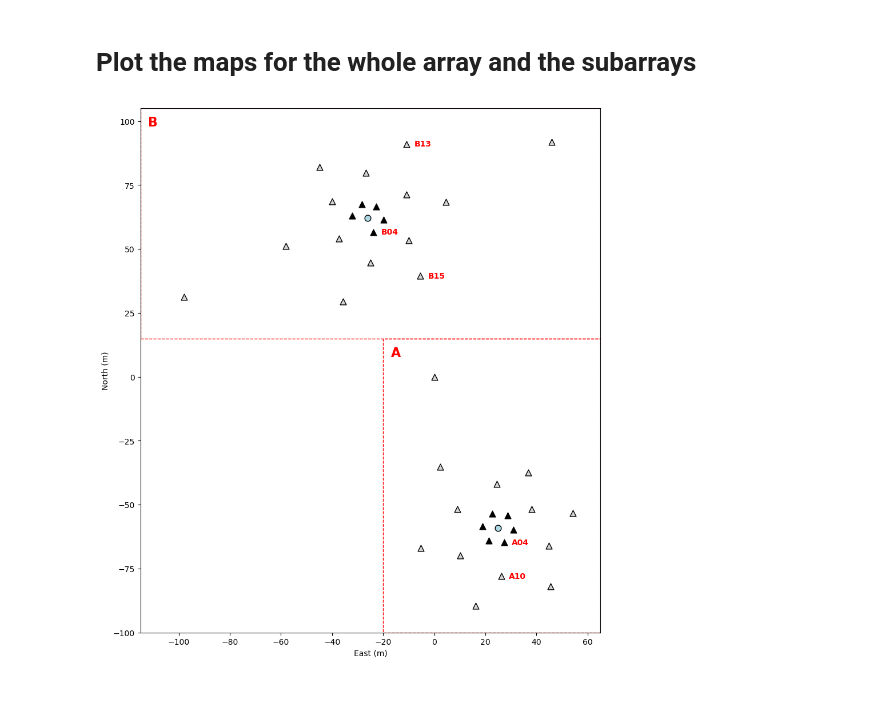
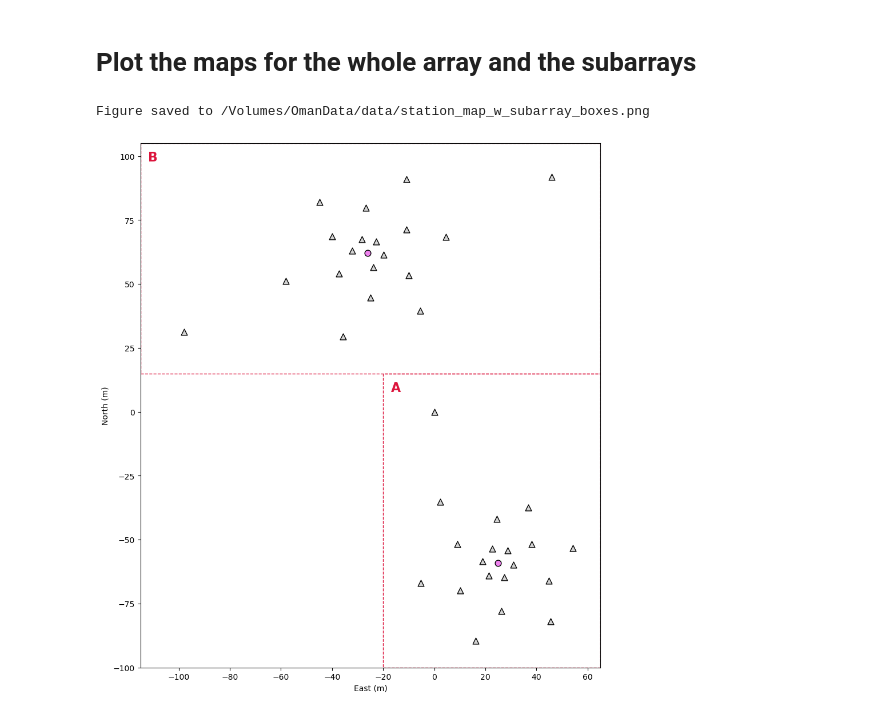
Before and after one commit to SerpRateAI/oman_microearthquakes, a Jupyter notebook: plot_station_maps.ipynb, the cells around one changed output. Cells and saved outputs as stored; diff of their text form; code cells hidden in the pictures.

Commit message:
Changed the format of the geophone data and added codes for the hydrophone data.

```diff
--- a/plot_station_maps.ipynb
+++ b/plot_station_maps.ipynb
@@ -53,47 +56,48 @@ fig = plt.figure(figsize=((eastmax_whole-eastmin_whole)/scale_whole, (northmax_w
 ax = fig.add_subplot(111)
 
 for i, row in stadf.iterrows():
     name = row["name"]
-    if name in INNER_STATIONS:
-        ax.scatter(row["east"], row["north"], marker="^", color="black", edgecolors="black", s=size_station_whole)
-    else:
-        ax.scatter(row["east"], row["north"], marker="^", color="lightgray", edgecolors="black", s=size_station_whole)
+    # if name in INNER_STATIONS:
+    #     ax.scatter(row["east"], row["north"], marker="^", color="black", edgecolors="black", s=size_station_whole)
+    # else:
+    #     ax.scatter(row["east"], row["north"], marker="^", color="lightgray", edgecolors="black", s=size_station_whole)
+    ax.scatter(row["east"], row["north"], marker="^", color="lightgray", edgecolors="black", s=size_station_whole)
 
-    if name in stations_highlight:
-        ax.text(row["east"]+3, row["north"], name, ha="left", va="center", fontsize=10, fontweight="bold", color="red")
+    # if name in stations_highlight:
+    #     ax.annotate(name, xy=(row["east"], row["north"]), xytext=(row["east"]+5, row["north"]+5), fontsize=10, ha="left", va="bottom")
 
 for i, row in bordf.iterrows():
-    ax.scatter(row["east"], row["north"], marker="o", color="lightblue", edgecolors="black", s=size_borehole_whole)
+    ax.scatter(row["east"], row["north"], marker="o", color="violet", edgecolors="black", s=size_borehole_whole)
 
-ax.text(eastmin_a+3, northmax_a-3, "A", ha="left", va="top", fontsize=16, fontweight="bold", color="red")
-ax.text(eastmin_b+3, northmax_b-3, "B", ha="left", va="top", fontsize=16, fontweight="bold", color="red")
+ax.text(eastmin_a+3, northmax_a-3, "A", ha="left", va="top", fontsize=16, fontweight="bold", color="crimson")
+ax.text(eastmin_b+3, northmax_b-3, "B", ha="left", va="top", fontsize=16, fontweight="bold", color="crimson")
 
 ax.set_xlabel("East (m)")
 ax.set_ylabel("North (m)")
 ax.set_xlim(eastmin_whole, eastmax_whole)
 ax.set_ylim(northmin_whole, northmax_whole)
 ax.set_aspect("equal")
 
 
 # Create the rectangle patch
 rect1 = Rectangle((eastmin_a, northmin_a), eastmax_a - eastmin_a, northmax_a - northmin_a,
-                    linewidth=1, edgecolor='red', facecolor='none', linestyle='dashed')
+                    linewidth=1, edgecolor='crimson', facecolor='none', linestyle='dashed')
 
 rect2 = Rectangle((eastmin_b, northmin_b), eastmax_b - eastmin_b, northmax_b - northmin_b,
-                    linewidth=1, edgecolor='red', facecolor='none', linestyle='dashed')
+                    linewidth=1, edgecolor='crimson', facecolor='none', linestyle='dashed')
 
 # Add the rectangle patch to the plot
 ax.add_patch(rect1)
 ax.add_patch(rect2)
 
 ## Save the figure
 fig.tight_layout()
 filename = f"station_map_w_subarray_boxes.png"
 
-outpath = join(rootdir, filename)
-fig.savefig(outpath, dpi=300, transparent=True)
+save_figure(fig, filename)
 # %% [output]
+Figure saved to /Volumes/OmanData/data/station_map_w_subarray_boxes.png
-[figure, old version]
+[figure, new version]
 # %%
 # Plot Subarray A
 fig = plt.figure(figsize=((eastmax_a-eastmin_a)/scale_a, (northmax_a-northmin_a)/scale_a))
```
Also changed, not shown: parts of 3 cells of this notebook, 25 other files.
